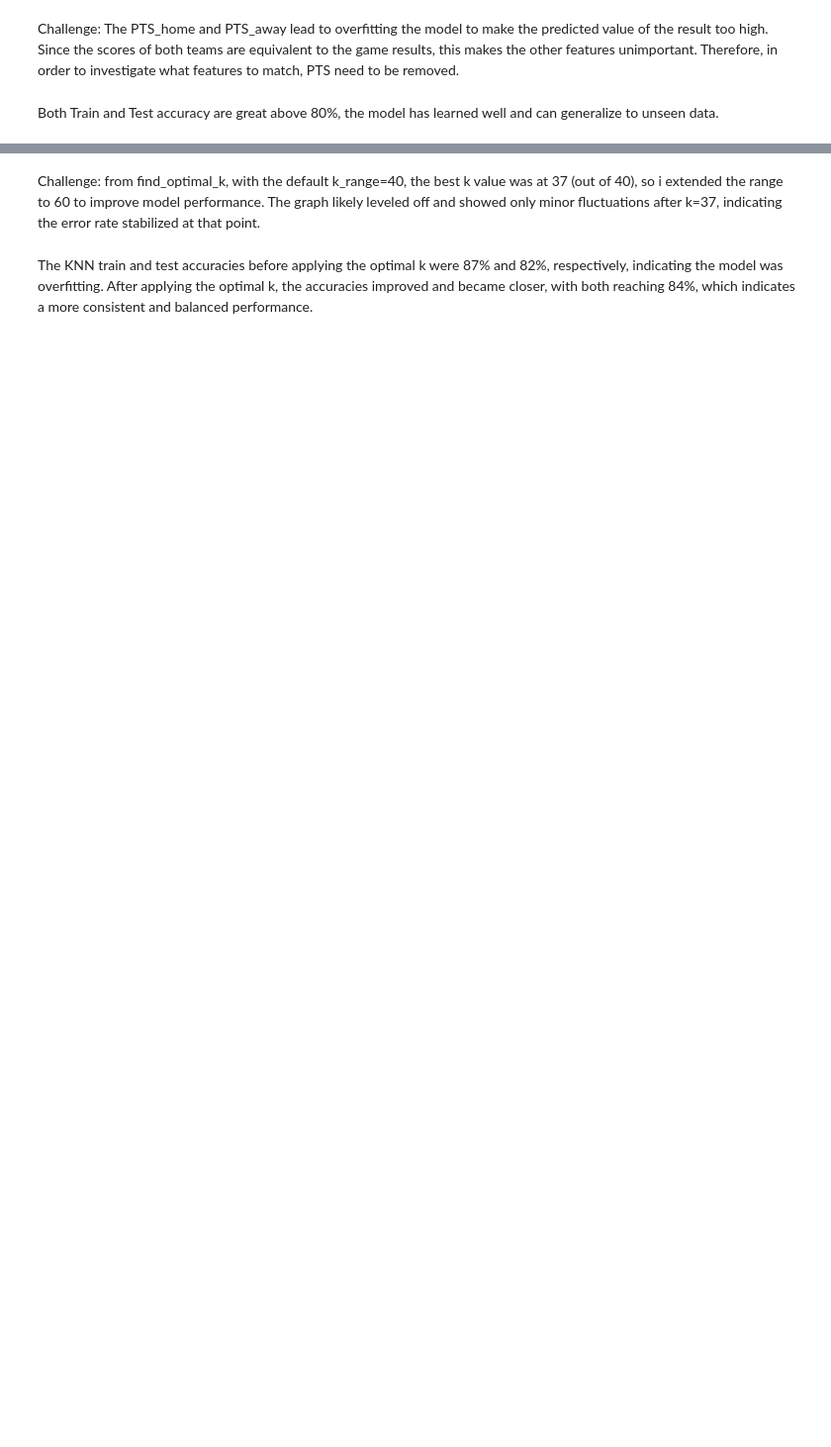
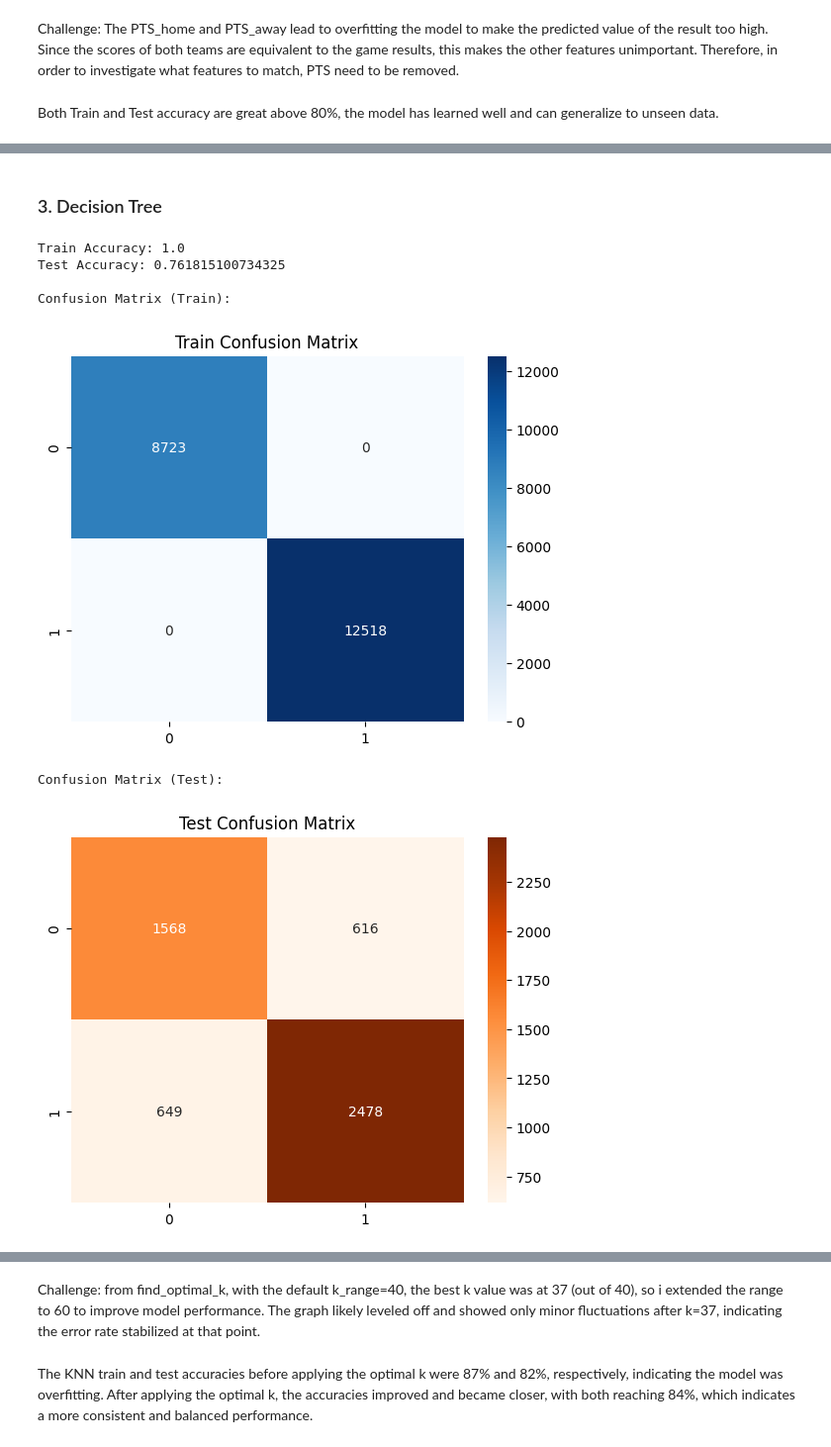
Before and after one commit to Hiroaki-K4/nba_prediction, a Jupyter notebook: main.ipynb, the cells around one changed output, grey strips where cells are left out. Shown at 99% size. Drawn from its saved outputs; the diff is of its cells as text; code cells hidden in the pictures; blank space fills up the shorter version.

```diff
--- a/main.ipynb
+++ b/main.ipynb
@@ -339,3 +347,19 @@ Classification Report (Test):
     accuracy                           0.84      5311
    macro avg       0.84      0.84      0.84      5311
 weighted avg       0.84      0.84      0.84      5311
+# %% [markdown]
+### 3. Decision Tree
+# %%
+from sklearn.tree import DecisionTreeClassifier
+from sklearn.model_selection import GridSearchCV
+
+dt = DecisionTreeClassifier(random_state=42)
+evaluate_model(dt, X_scaled, Y_train, X_test_scaled, Y_test)
+# %% [output]
+Train Accuracy: 1.0
+Test Accuracy: 0.761815100734325
+
+Confusion Matrix (Train):
+[figure, added]
+Confusion Matrix (Test):
+[figure, added]
```
Also changed, not shown: parts of 26 cells of this notebook.
